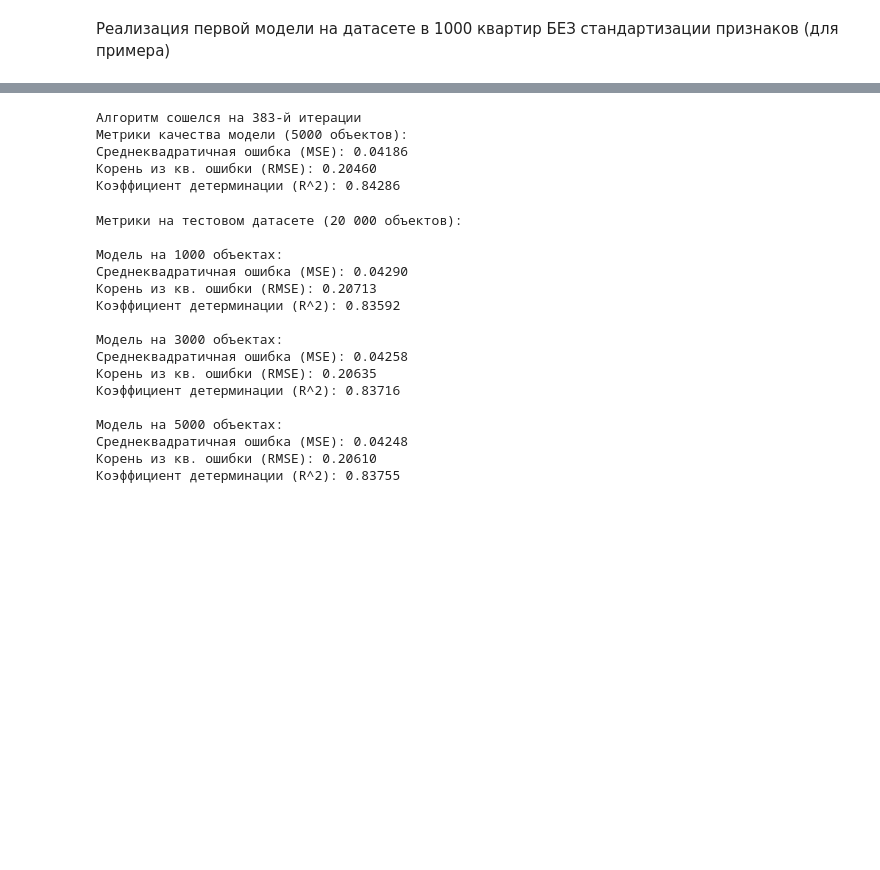
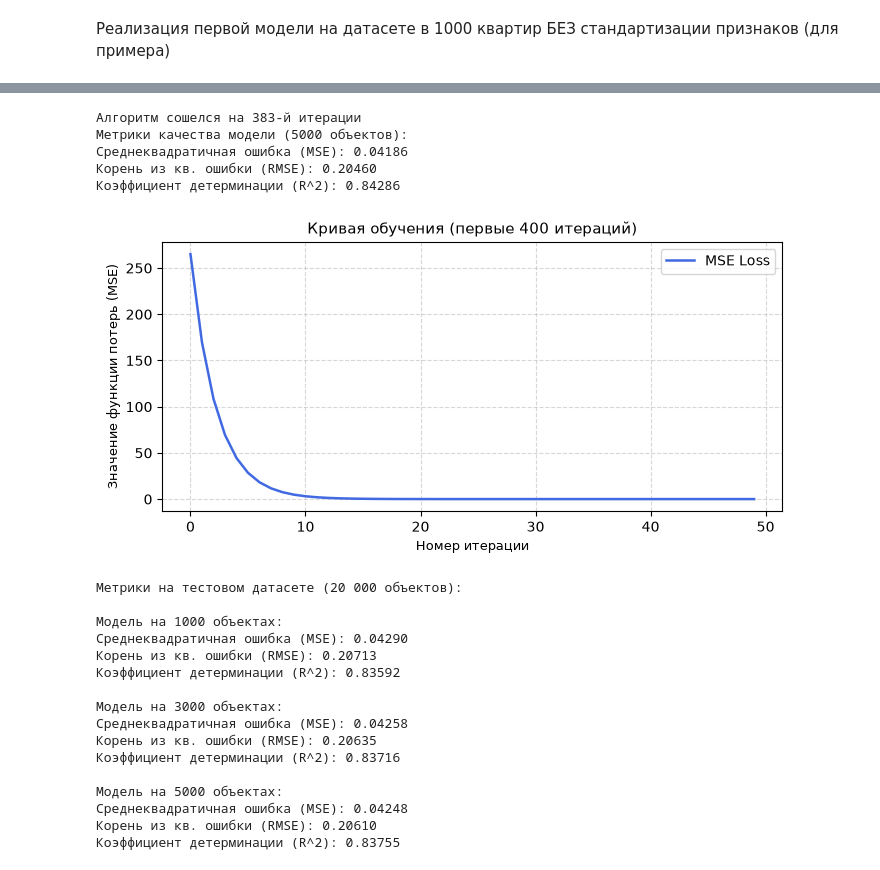
Before and after one commit to Roman1R/Various_Linear_Regression_Factors, a Jupyter notebook: gd_variants (Mikhail)/gradient_descent.ipynb, the cells around one changed output, grey strips where cells are left out. Drawn from its saved outputs; the diff is of its cells as text; code cells hidden in the pictures; blank space fills up the shorter version.

```diff
--- a/gd_variants (Mikhail)/gradient_descent.ipynb
+++ b/gd_variants (Mikhail)/gradient_descent.ipynb
@@ -218,33 +248,44 @@ X_raw_5000 = df_train_5000.drop(columns=['Log_Цена']).to_numpy()
 
 X_scaled_5000, mean_5000, std_5000 = standardize_features(X_raw_5000)
 
 ones_5000 = np.ones((X_scaled_5000.shape[0], 1))
 X_train_5000 = np.hstack([ones_5000, X_scaled_5000])
 
 weights_5000, loss_history_5000 = batch_gradient_descent(
     X_train_5000,
     y_train_5000,
     lr=0.1,
     n_iters=2000,
     tolerance=1e-5
 )
 
 y_pred_log_5000 = np.dot(X_train_5000, weights_5000)
 
 mse_5000 = mean_squared_error(y_train_5000, y_pred_log_5000)
 rmse_5000 = root_mean_squared_error(y_train_5000, y_pred_log_5000)
 r2_5000 = r2_score(y_train_5000, y_pred_log_5000)
 
 print("Метрики качества модели (5000 объектов):")
 print(f"Среднеквадратичная ошибка (MSE): {mse_5000:.5f}")
 print(f"Корень из кв. ошибки (RMSE): {rmse_5000:.5f}")
 print(f"Коэффициент детерминации (R^2): {r2_5000:.5f}")
+
+
+plt.figure(figsize=(8, 3.5))
+plt.plot(loss_history_5000[:50], color='royalblue', linewidth=1.8, label='MSE Loss')
+plt.title("Кривая обучения (первые 400 итераций)", fontsize=11)
+plt.xlabel("Номер итерации", fontsize=9)
+plt.ylabel("Значение функции потерь (MSE)", fontsize=9)
+plt.grid(True, linestyle='--', alpha=0.5)
+plt.legend()
+plt.show()
 # %% [output]
 Алгоритм сошелся на 383-й итерации
 Метрики качества модели (5000 объектов):
 Среднеквадратичная ошибка (MSE): 0.04186
 Корень из кв. ошибки (RMSE): 0.20460
 Коэффициент детерминации (R^2): 0.84286
+[figure, added]
 # %%
 df_all = pd.read_csv('../Dataset (Farhat)/dataset_sample_all.csv') # укажи свой путь к файлу
 
```
Also changed, not shown: parts of 3 cells of this notebook.
